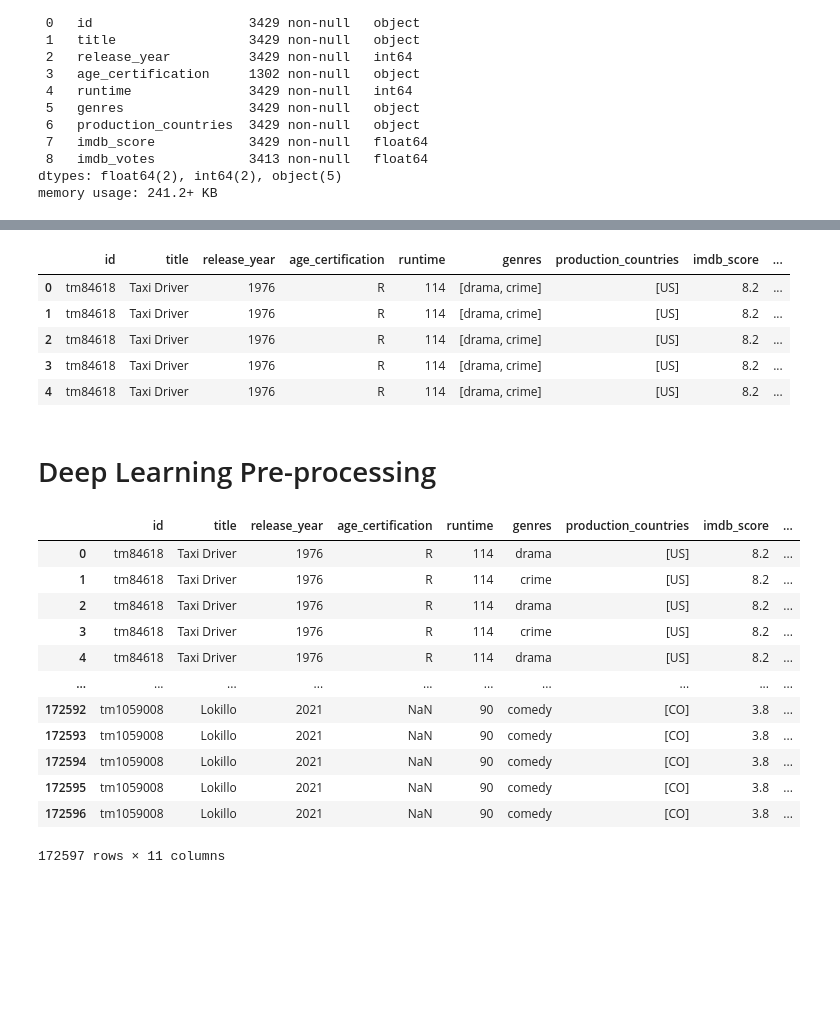
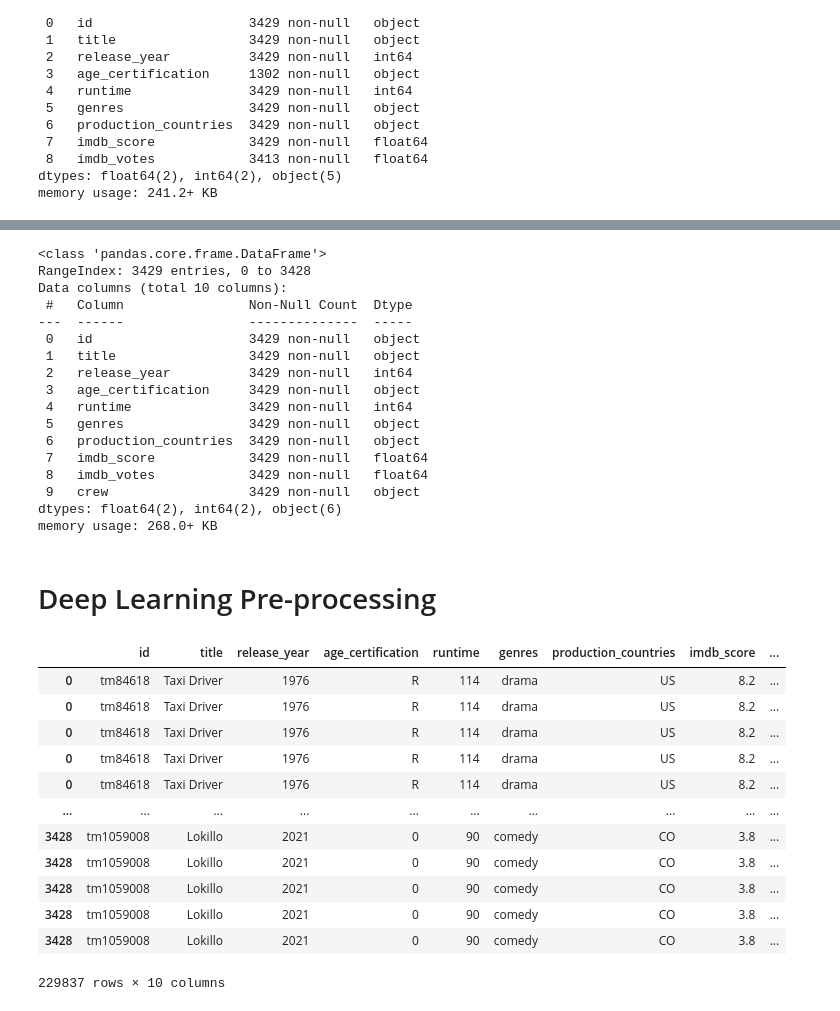
Before and after one commit to AshleyJubilee/netflix-rating-project, a Jupyter notebook: exploratory notebooks/data_cleaning.ipynb, the cells around one changed output, grey strips where cells are left out. Cells and saved outputs as stored; diff of their text form; code cells hidden in the pictures; blank space fills up the shorter version.

```diff
--- a/exploratory notebooks/data_cleaning.ipynb
+++ b/exploratory notebooks/data_cleaning.ipynb
@@ -81,8 +81,8 @@ dtypes: float64(2), int64(2), object(5)
 memory usage: 241.2+ KB
 # %%
 creditData = pd.read_csv("../resources/credits.csv")
-creditData['person_id'].convert_dtypes()
-creditData['crew'] = creditData['name'] + " " + creditData['role']
-creditData.drop(inplace=True, columns=['character', 'name', 'role'])
+creditData['person_id'] = creditData['person_id'].astype(str)
+creditData['crew'] = creditData['name'] + " " + creditData['person_id'] + " " + creditData['role']
+creditData.drop(inplace=True, columns=['character', 'name', 'role', 'person_id'])
 creditData
 # %% [output]
@@ -103,0 +102,3 @@ creditListData = sd
+# %%
+creditListData = pd.DataFrame(creditData.groupby(['id'])['crew'].apply(list))
+creditListData
@@ -114,13 +131,25 @@ showMerged.head()
 # %%
-movieMerged = movieData.merge(creditData, left_on='id', right_on='id', how='left')
-movieMerged.head()
+movieMerged = movieData.merge(creditListData, left_on='id', right_on='id', how='left')
+movieMerged.fillna(0, inplace=True)
+movieMerged.info()
 # %% [output]
-|  | id | title | release_year | age_certification | runtime | genres | production_countries | imdb_score | ... |
-| 0 | tm84618 | Taxi Driver | 1976 | R | 114 | [drama, crime] | [US] | 8.2 | ... |
-| 1 | tm84618 | Taxi Driver | 1976 | R | 114 | [drama, crime] | [US] | 8.2 | ... |
-| 2 | tm84618 | Taxi Driver | 1976 | R | 114 | [drama, crime] | [US] | 8.2 | ... |
-| 3 | tm84618 | Taxi Driver | 1976 | R | 114 | [drama, crime] | [US] | 8.2 | ... |
-| 4 | tm84618 | Taxi Driver | 1976 | R | 114 | [drama, crime] | [US] | 8.2 | ... |
+<class 'pandas.core.frame.DataFrame'>
+RangeIndex: 3429 entries, 0 to 3428
+Data columns (total 10 columns):
+ #   Column                Non-Null Count  Dtype
+---  ------                --------------  -----
+ 0   id                    3429 non-null   object
+ 1   title                 3429 non-null   object
+ 2   release_year          3429 non-null   int64
+ 3   age_certification     3429 non-null   object
+ 4   runtime               3429 non-null   int64
+ 5   genres                3429 non-null   object
+ 6   production_countries  3429 non-null   object
+ 7   imdb_score            3429 non-null   float64
+ 8   imdb_votes            3429 non-null   float64
+ 9   crew                  3429 non-null   object
+dtypes: float64(2), int64(2), object(6)
+memory usage: 268.0+ KB
 # %%
 showMerged.to_csv('../resources/showData.csv')
 # %%
@@ -128,18 +157,19 @@ movieMerged.to_csv('../resources/movieData.csv')
 # %% [markdown]
 # Deep Learning Pre-processing
 # %%
-movieMerged.explode('genres', 'production_countries')
+movieExplode = movieMerged.explode('genres').explode('production_countries').explode('crew')
+movieExplode
 # %% [output]
 |  | id | title | release_year | age_certification | runtime | genres | production_countries | imdb_score | ... |
-| 0 | tm84618 | Taxi Driver | 1976 | R | 114 | drama | [US] | 8.2 | ... |
-| 1 | tm84618 | Taxi Driver | 1976 | R | 114 | crime | [US] | 8.2 | ... |
-| 2 | tm84618 | Taxi Driver | 1976 | R | 114 | drama | [US] | 8.2 | ... |
-| 3 | tm84618 | Taxi Driver | 1976 | R | 114 | crime | [US] | 8.2 | ... |
-| 4 | tm84618 | Taxi Driver | 1976 | R | 114 | drama | [US] | 8.2 | ... |
+| 0 | tm84618 | Taxi Driver | 1976 | R | 114 | drama | US | 8.2 | ... |
+| 0 | tm84618 | Taxi Driver | 1976 | R | 114 | drama | US | 8.2 | ... |
+| 0 | tm84618 | Taxi Driver | 1976 | R | 114 | drama | US | 8.2 | ... |
+| 0 | tm84618 | Taxi Driver | 1976 | R | 114 | drama | US | 8.2 | ... |
+| 0 | tm84618 | Taxi Driver | 1976 | R | 114 | drama | US | 8.2 | ... |
 | ... | ... | ... | ... | ... | ... | ... | ... | ... | ... |
-| 172592 | tm1059008 | Lokillo | 2021 | NaN | 90 | comedy | [CO] | 3.8 | ... |
-| 172593 | tm1059008 | Lokillo | 2021 | NaN | 90 | comedy | [CO] | 3.8 | ... |
-| 172594 | tm1059008 | Lokillo | 2021 | NaN | 90 | comedy | [CO] | 3.8 | ... |
-| 172595 | tm1059008 | Lokillo | 2021 | NaN | 90 | comedy | [CO] | 3.8 | ... |
-| 172596 | tm1059008 | Lokillo | 2021 | NaN | 90 | comedy | [CO] | 3.8 | ... |
+| 3428 | tm1059008 | Lokillo | 2021 | 0 | 90 | comedy | CO | 3.8 | ... |
+| 3428 | tm1059008 | Lokillo | 2021 | 0 | 90 | comedy | CO | 3.8 | ... |
+| 3428 | tm1059008 | Lokillo | 2021 | 0 | 90 | comedy | CO | 3.8 | ... |
+| 3428 | tm1059008 | Lokillo | 2021 | 0 | 90 | comedy | CO | 3.8 | ... |
+| 3428 | tm1059008 | Lokillo | 2021 | 0 | 90 | comedy | CO | 3.8 | ... |
-172597 rows × 11 columns
+229837 rows × 10 columns
```
Also changed, not shown: parts of 5 cells of this notebook.
